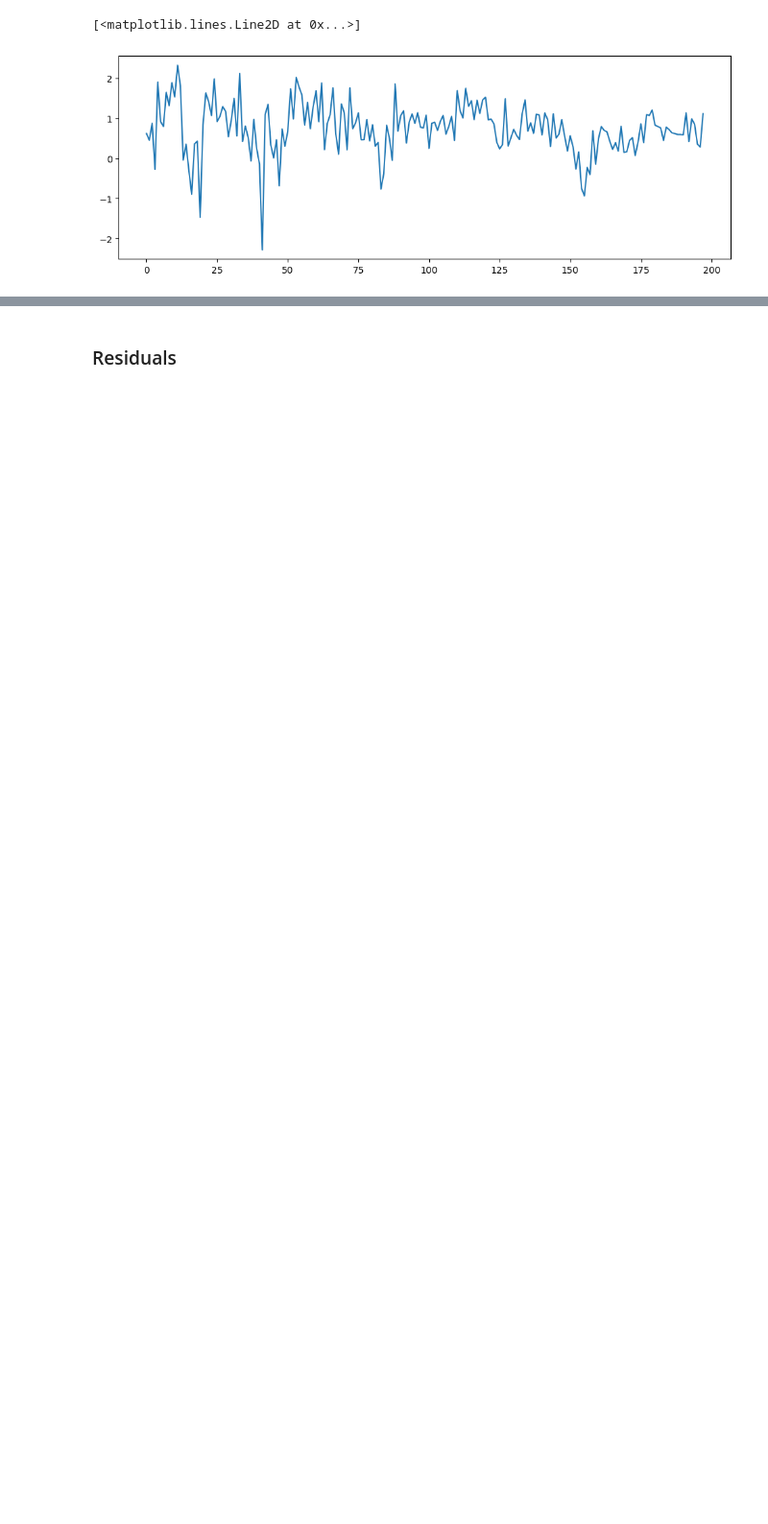
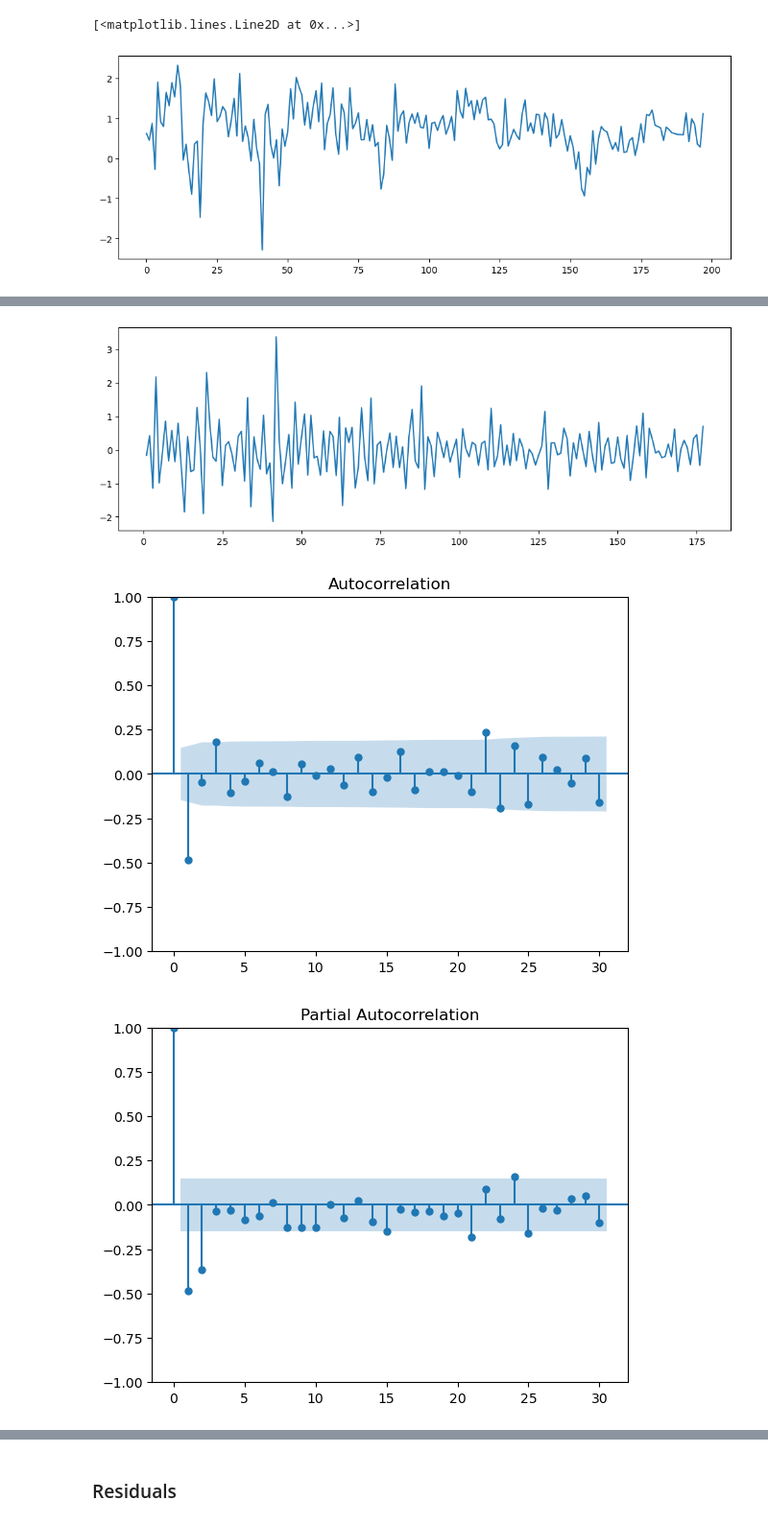
Before and after one commit to felipponn/time-series, a Jupyter notebook: sarima.ipynb, the cells around one changed output, grey strips where cells are left out. Shown: that part at 96% size. Saved outputs shown, nothing was run; the diff lists cells and outputs as text; code cells hidden in the pictures; blank space fills up the shorter version.

```diff
--- a/sarima.ipynb
+++ b/sarima.ipynb
@@ -64,0 +69,13 @@ CONVERGENCE: NORM_OF_PROJECTED_GRADIENT_<=_PGTOL
+# %%
+data_diff = data.diff().dropna()
+
+plt.figure(figsize=(12,4))
+plt.plot(data_diff)
+
+plot_acf(data_diff, lags=30)
+plot_pacf(data_diff, lags=30, method='ywm')
+plt.show()
+# %% [output]
+[figure, added]
+[figure, added]
+[figure, added]
```
Also changed, not shown: parts of 22 cells of this notebook.
